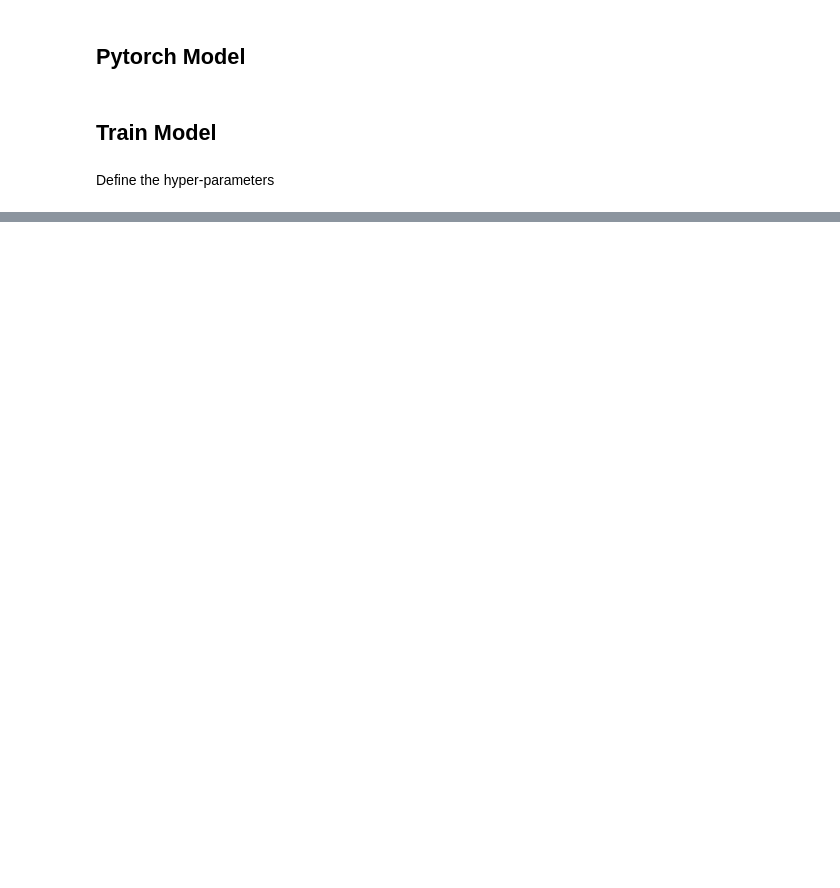
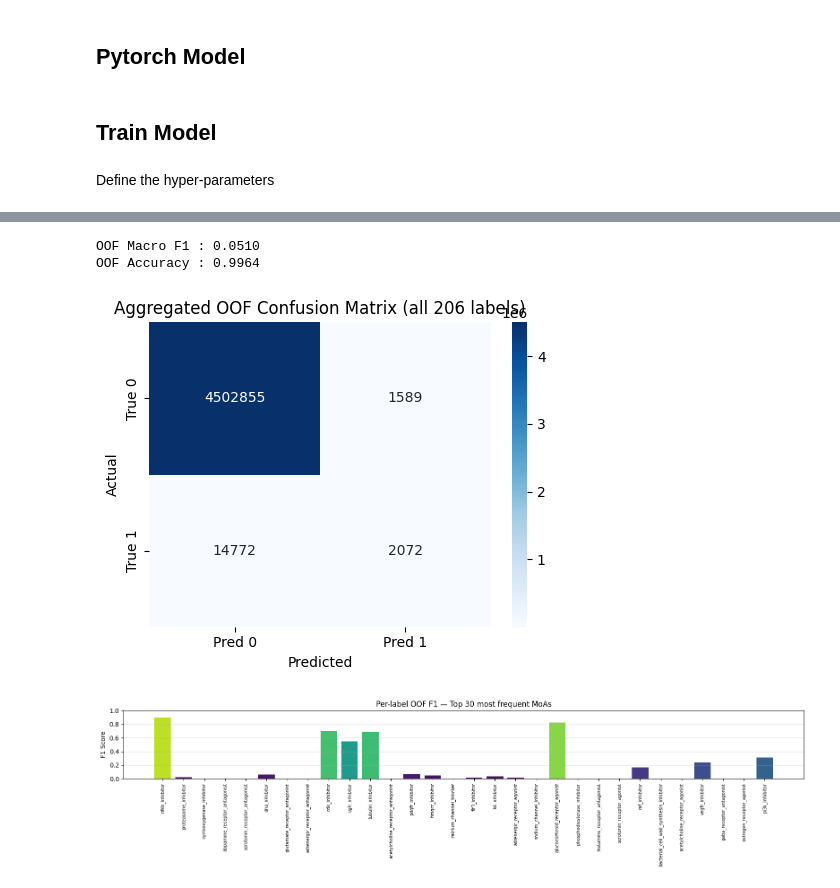
Before and after one commit to kasrakn/MoA_prediction_kaggle, a Jupyter notebook: src/exp1.ipynb, the cells around one changed output, grey strips where cells are left out. Drawn from its saved outputs; the diff is of its cells as text; code cells hidden in the pictures; blank space fills up the shorter version.

```diff
--- a/src/exp1.ipynb
+++ b/src/exp1.ipynb
@@ -179,0 +370,46 @@ Training started on  cpu
+# %%
+oof_pred_labels = (oof_preds > 0.5).astype(int)
+
+oof_f1  = f1_score(oof_targets, oof_pred_labels, average='macro', zero_division=0)
+oof_acc = accuracy_score(oof_targets.ravel(), oof_pred_labels.ravel())
+
+print(f"OOF Macro F1 : {oof_f1:.4f}")
+print(f"OOF Accuracy : {oof_acc:.4f}")
+# %% [output]
+OOF Macro F1 : 0.0510
+OOF Accuracy : 0.9964
+# %%
+# Aggregated confusion matrix (all 206 labels flattened)
+cm = confusion_matrix(oof_targets.ravel(), oof_pred_labels.ravel())
+
+fig, ax = plt.subplots(figsize=(5, 4))
+sns.heatmap(cm, annot=True, fmt='d', cmap='Blues', ax=ax,
+            xticklabels=['Pred 0', 'Pred 1'],
+            yticklabels=['True 0', 'True 1'])
+ax.set_title('Aggregated OOF Confusion Matrix (all 206 labels)')
+ax.set_ylabel('Actual')
+ax.set_xlabel('Predicted')
+plt.tight_layout()
+plt.show()
+
+# Per-label F1 for top-30 most frequent MoAs
+label_counts = oof_targets.sum(axis=0)
+top_n        = 30
+top_idx      = np.argsort(label_counts)[::-1][:top_n]
+per_label_f1 = f1_score(oof_targets[:, top_idx], oof_pred_labels[:, top_idx],
+                         average=None, zero_division=0)
+label_names  = main_targets_df.columns[top_idx]
+
+fig, ax = plt.subplots(figsize=(16, 4))
+ax.bar(range(top_n), per_label_f1, color=plt.cm.viridis(per_label_f1))
+ax.set_xticks(range(top_n))
+ax.set_xticklabels(label_names, rotation=90, fontsize=7)
+ax.set_title(f'Per-label OOF F1 — Top {top_n} most frequent MoAs')
+ax.set_ylabel('F1 Score')
+ax.set_ylim(0, 1)
+ax.grid(axis='y', alpha=0.4)
+plt.tight_layout()
+plt.show()
+# %% [output]
+[figure, added]
+[figure, added]
```
Also changed, not shown: parts of 17 cells of this notebook, 2 other files.
